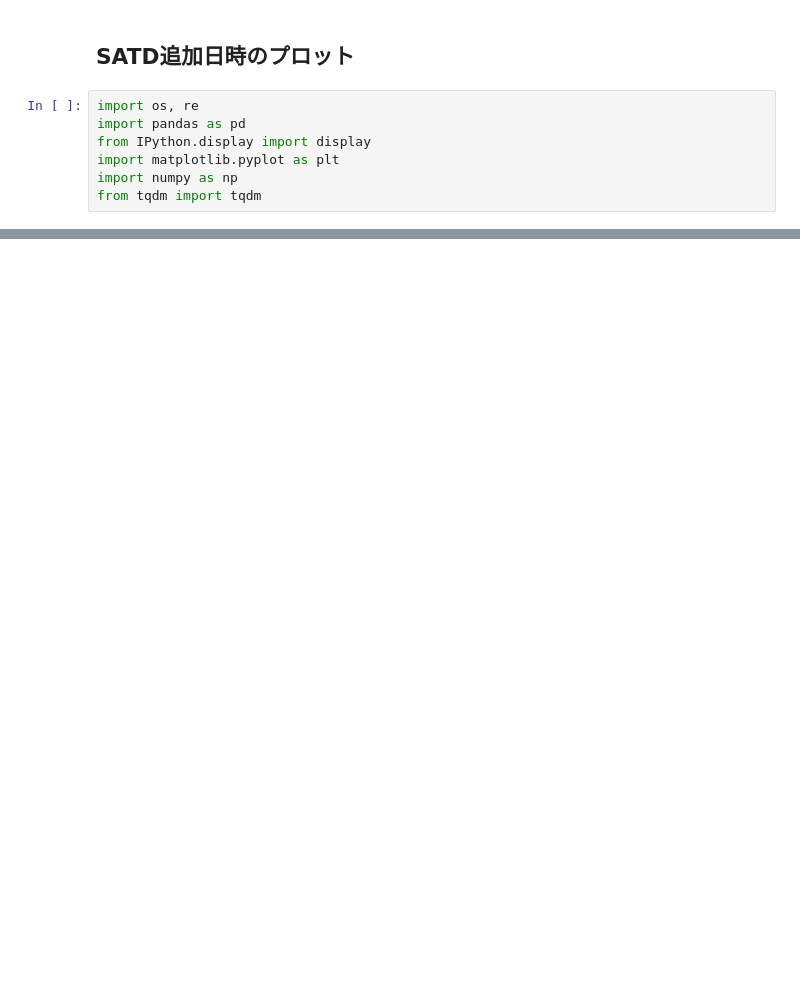
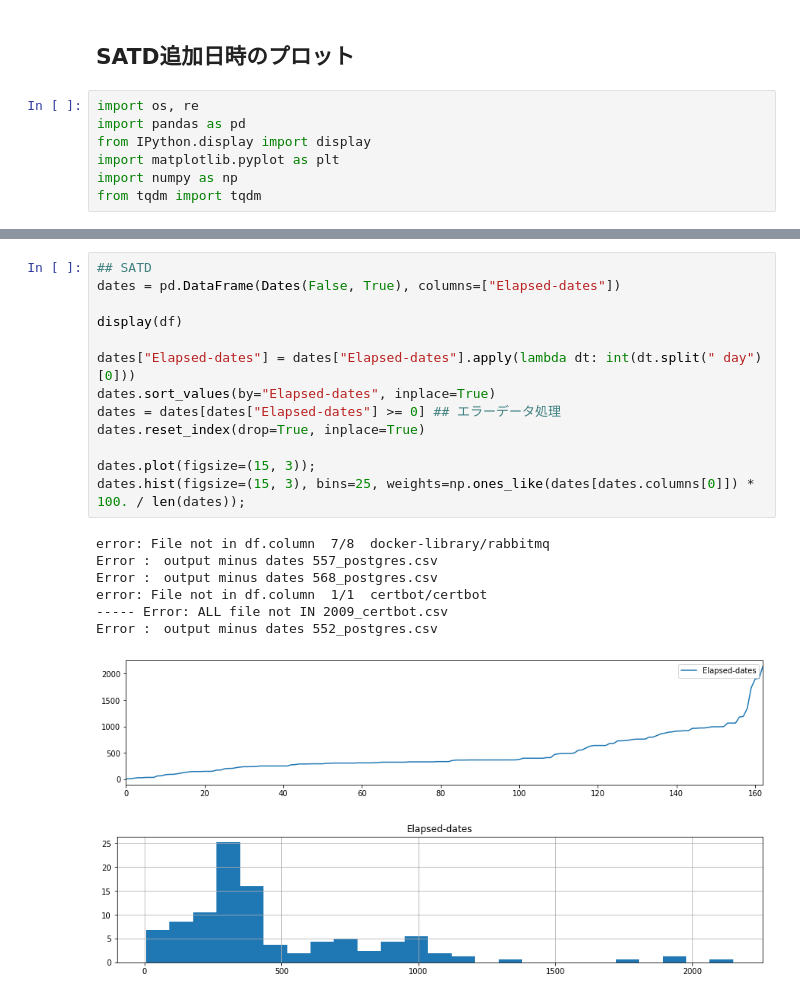
Before and after one commit to shin-shin-01/docker-satd, a Jupyter notebook: create_dateranges_graph.ipynb, the cells around one changed output, grey strips where cells are left out. Drawn from its saved outputs; the diff is of its cells as text; blank space fills up the shorter version.

```diff
--- a/create_dateranges_graph.ipynb
+++ b/create_dateranges_graph.ipynb
@@ -16,0 +68,22 @@ saikyo.head(2)
+# %%
+## SATD
+dates = pd.DataFrame(Dates(False, True), columns=["Elapsed-dates"])
+
+display(df)
+
+dates["Elapsed-dates"] = dates["Elapsed-dates"].apply(lambda dt: int(dt.split(" day")[0]))
+dates.sort_values(by="Elapsed-dates", inplace=True)
+dates = dates[dates["Elapsed-dates"] >= 0] ## エラーデータ処理
+dates.reset_index(drop=True, inplace=True)
+
+dates.plot(figsize=(15, 3));
+dates.hist(figsize=(15, 3), bins=25, weights=np.ones_like(dates[dates.columns[0]]) * 100. / len(dates));
+# %% [output]
+error: File not in df.column  7/8  docker-library/rabbitmq
+Error :　output minus dates 557_postgres.csv
+Error :　output minus dates 568_postgres.csv
+error: File not in df.column  1/1  certbot/certbot
+----- Error: ALL file not IN 2009_certbot.csv
+Error :　output minus dates 552_postgres.csv
+[figure, added]
+[figure, added]
```
Also changed, not shown: parts of 3 cells of this notebook, 3 other files.
